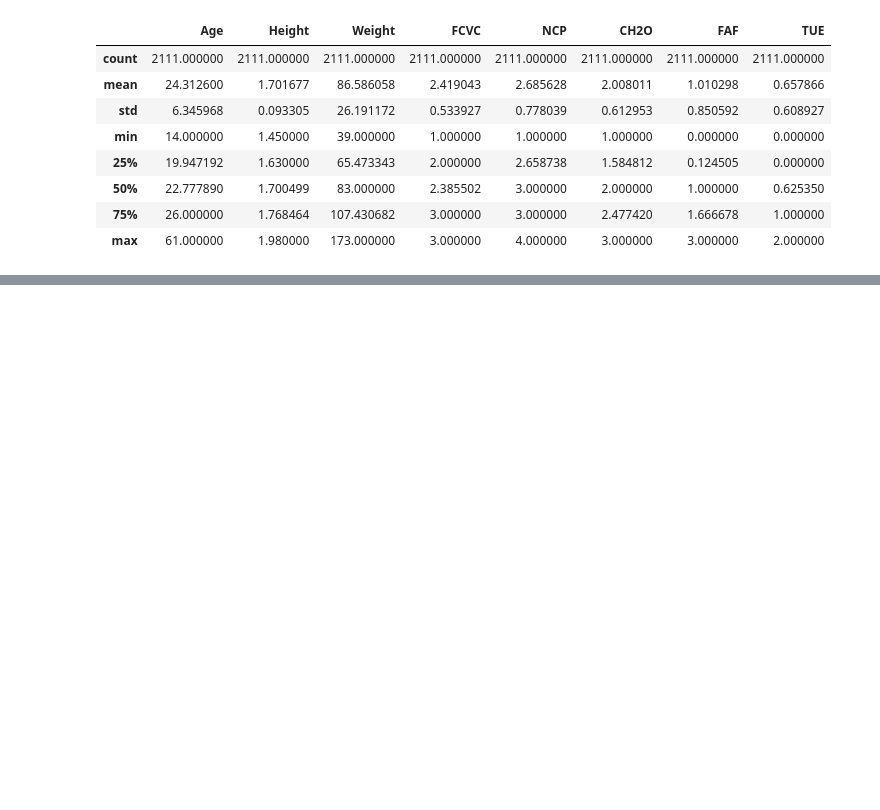
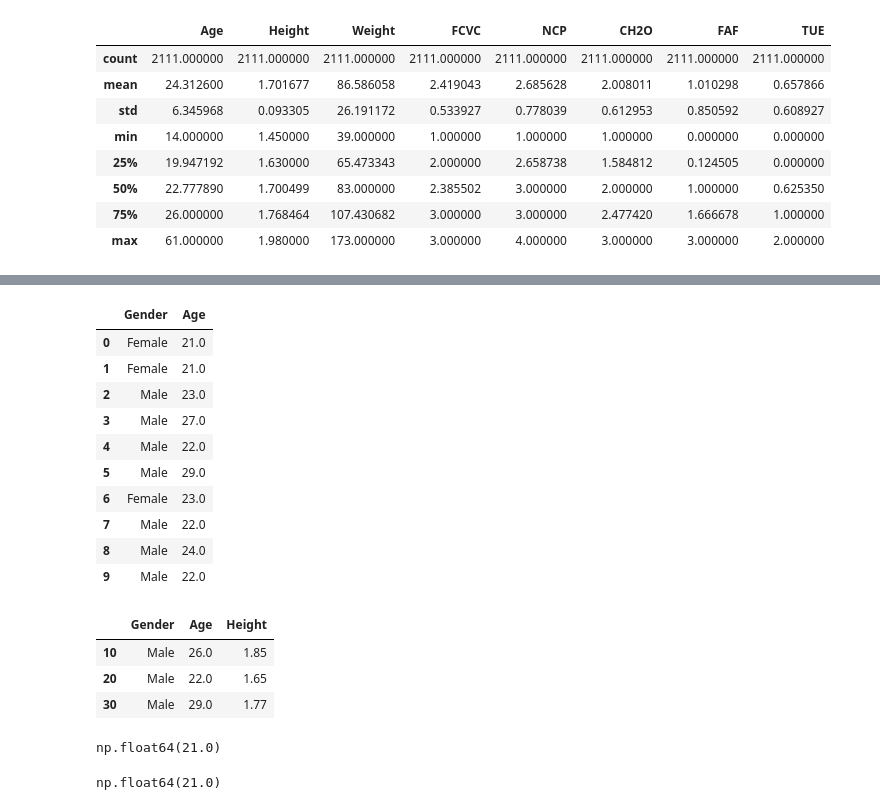
Before and after one commit to islamnafi/my-data-science-log, a Jupyter notebook: pandas/pandas.ipynb, the cells around one changed output, grey strips where cells are left out. Cells and saved outputs as stored; diff of their text form; code cells hidden in the pictures; blank space fills up the shorter version.

```diff
--- a/pandas/pandas.ipynb
+++ b/pandas/pandas.ipynb
@@ -141,0 +201,29 @@ df.describe()
+# %%
+df.iloc[0:10, 0:2] #10 and 2 are not inclusive
+# %% [output]
+|  | Gender | Age |
+| 0 | Female | 21.0 |
+| 1 | Female | 21.0 |
+| 2 | Male | 23.0 |
+| 3 | Male | 27.0 |
+| 4 | Male | 22.0 |
+| 5 | Male | 29.0 |
+| 6 | Female | 23.0 |
+| 7 | Male | 22.0 |
+| 8 | Male | 24.0 |
+| 9 | Male | 22.0 |
+# %%
+df.iloc[[10,20,30], [0,1,2]]
+# %% [output]
+|  | Gender | Age | Height |
+| 10 | Male | 26.0 | 1.85 |
+| 20 | Male | 22.0 | 1.65 |
+| 30 | Male | 29.0 | 1.77 |
+# %%
+df.at[0, 'Age']
+# %% [output]
+np.float64(21.0)
+# %%
+df.iat[0, 1]
+# %% [output]
+np.float64(21.0)
```
Also changed, not shown: parts of 9 cells of this notebook.
